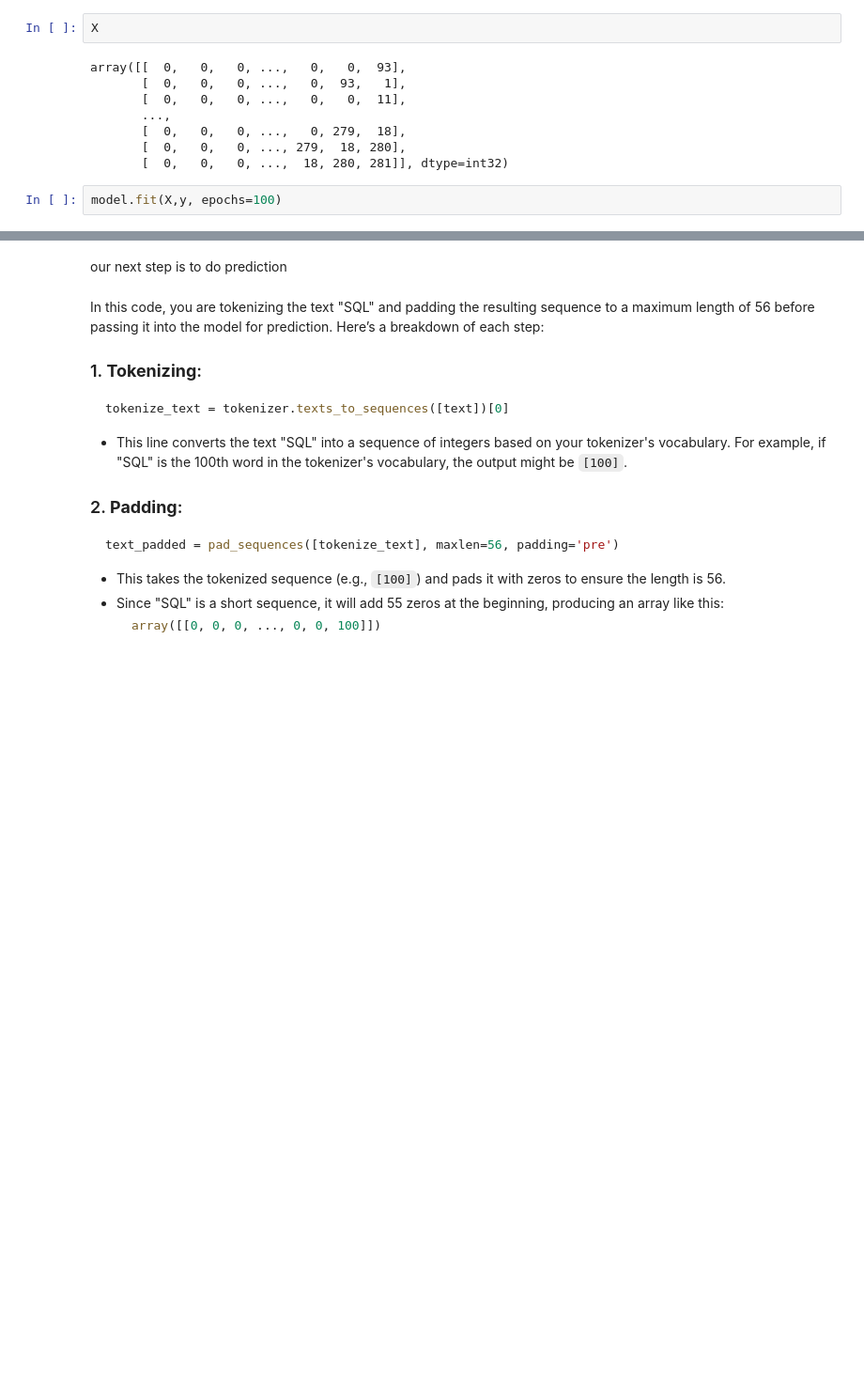
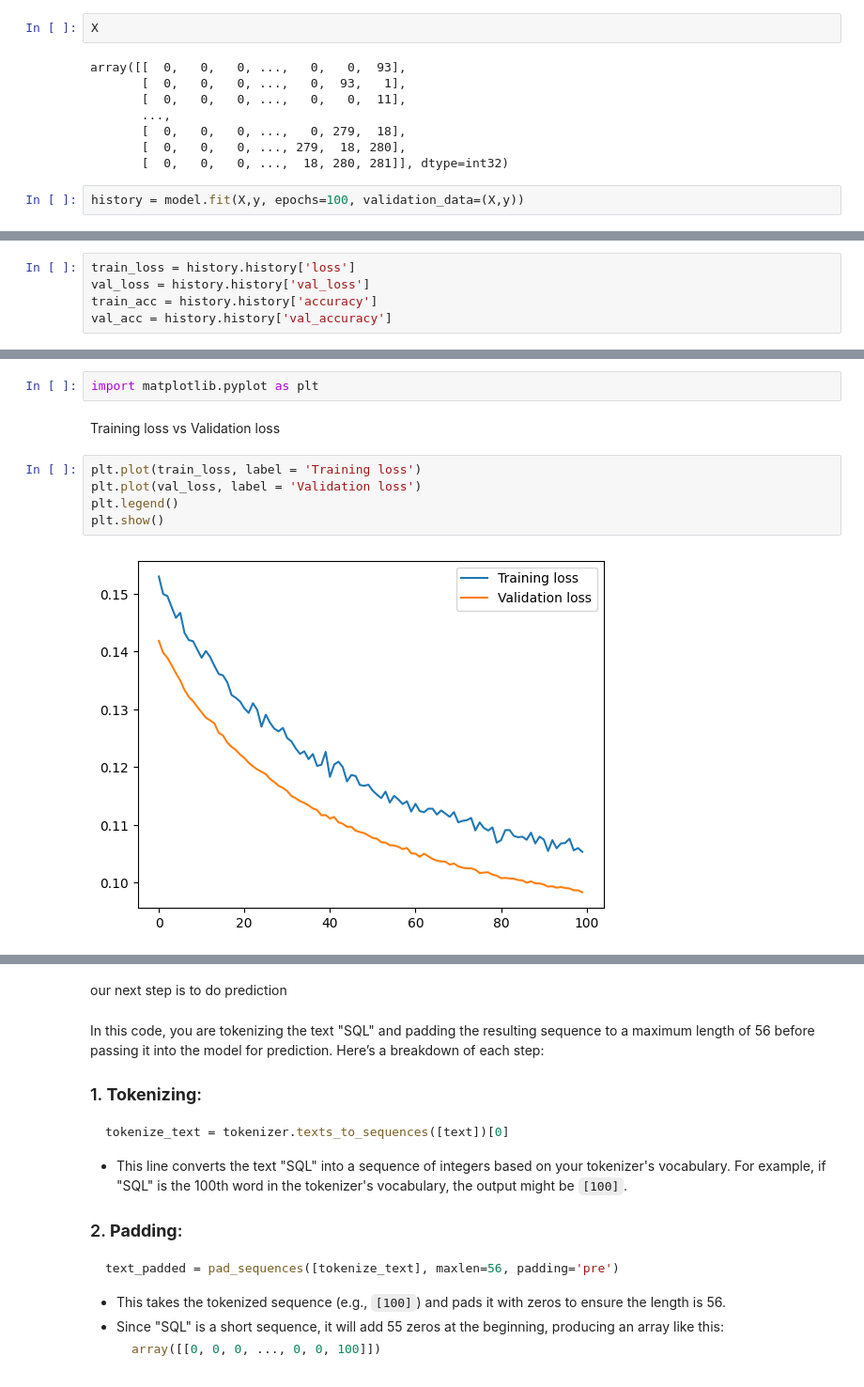
Before and after one commit to Abhilitcode/Next_Word_Prediction_Using_LSTM, a Jupyter notebook: Next_Word_Prediction_using_LSTM.ipynb, the cells around one changed output, grey strips where cells are left out. Shown at 94% size. Drawn from its saved outputs; the diff is of its cells as text; blank space fills up the shorter version.

```diff
--- a/Next_Word_Prediction_using_LSTM.ipynb
+++ b/Next_Word_Prediction_using_LSTM.ipynb
@@ -840,6 +840,6 @@ array([[  0,   0,   0, ...,   0,   0,  93],
        [  0,   0,   0, ..., 279,  18, 280],
        [  0,   0,   0, ...,  18, 280, 281]], dtype=int32)
 # %%
-model.fit(X,y, epochs=100)
+history = model.fit(X,y, epochs=100, validation_data=(X,y))
 # %% [output]
 Epoch 1/100
@@ -862,0 +862,5 @@ Epoch 100/100
+# %%
+train_loss = history.history['loss']
+val_loss = history.history['val_loss']
+train_acc = history.history['accuracy']
+val_acc = history.history['val_accuracy']
@@ -862,0 +877,11 @@ Epoch 100/100
+# %%
+import matplotlib.pyplot as plt
+# %% [markdown]
+Training loss vs Validation loss
+# %%
+plt.plot(train_loss, label = 'Training loss')
+plt.plot(val_loss, label = 'Validation loss')
+plt.legend()
+plt.show()
+# %% [output]
+[figure, added]
```
Also changed, not shown: parts of 5 cells of this notebook.
